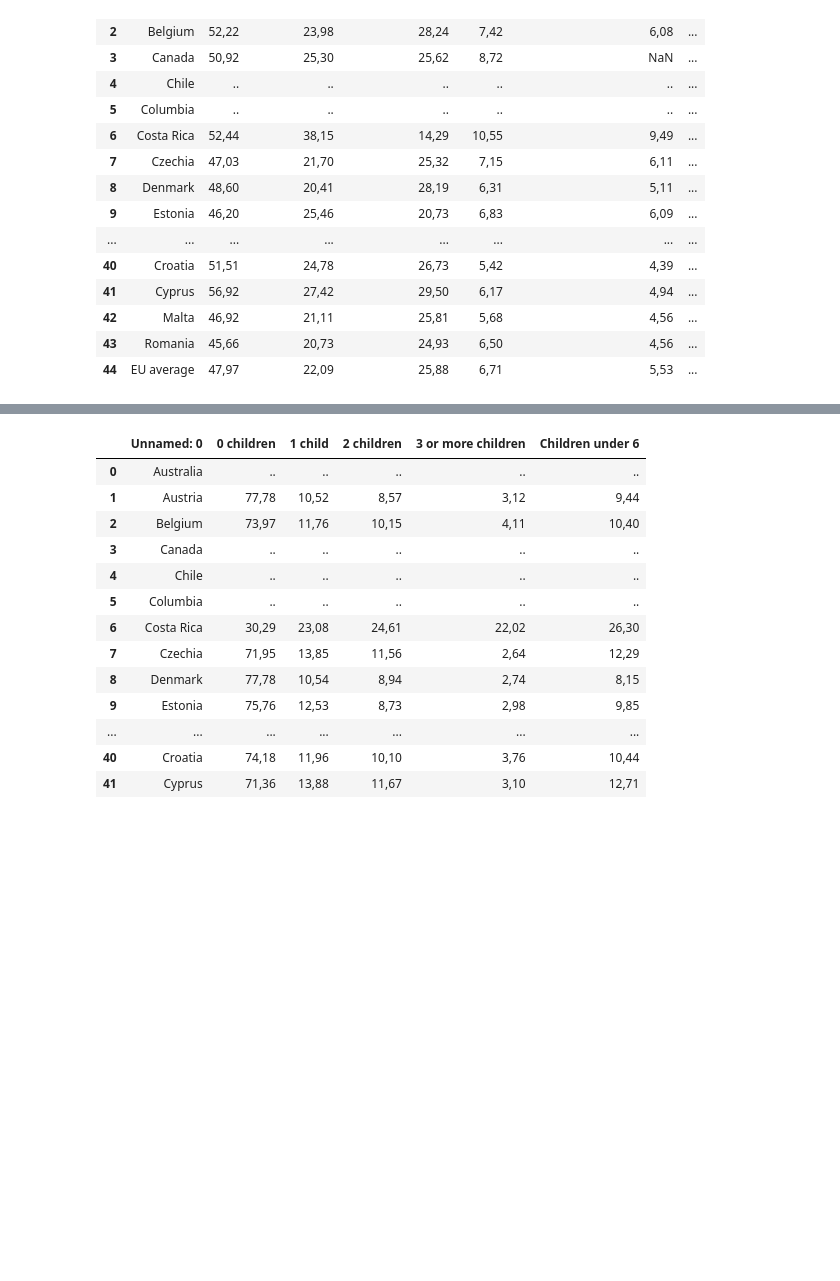
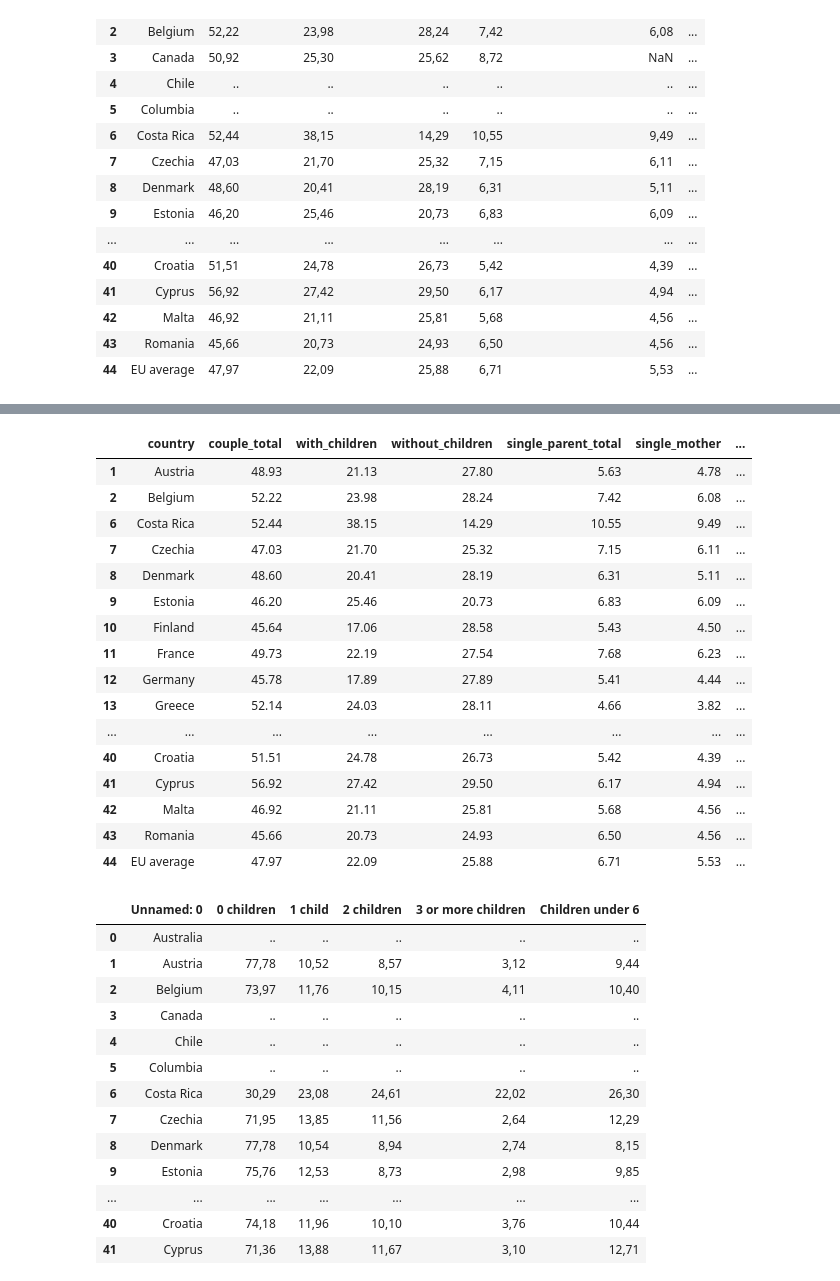
Before and after one commit to YkslB/marriage_statistics, a Jupyter notebook: scripts/Cleaning.ipynb, the cells around one changed output, grey strips where cells are left out. Saved outputs shown, nothing was run; the diff lists cells and outputs as text; code cells hidden in the pictures; blank space fills up the shorter version.

```diff
--- a/scripts/Cleaning.ipynb
+++ b/scripts/Cleaning.ipynb
@@ -1001,3 +1070,38 @@ df_16_2
 | 42 | Malta | 46,92 | 21,11 | 25,81 | 5,68 | 4,56 | ... |
 | 43 | Romania | 45,66 | 20,73 | 24,93 | 6,50 | 4,56 | ... |
 | 44 | EU average | 47,97 | 22,09 | 25,88 | 6,71 | 5,53 | ... |
+# %%
+df_16_2.rename(columns={
+    "Total": "couple_total(%)",
+    "Couple with children": "couple_with_children(%)",
+    "Couple without children": "couple_without_children(%)",
+    "Total.1": "single_parent_total(%)",
+    "Single mother households": "single_mother(%)",
+    "Single father households": "single_father(%)",
+    "Single person households": "single_person(%)",
+    "Other types of households": "other_household_types(%)"
+}, inplace=True)
+# %%
+# Normalize column names (lowercase, underscores, remove () and non-ascii)
+df_16_2.columns = (
+    df_16_2.columns.str.strip().str.lower()
+    .str.replace(' ', '_')
+    .str.replace('[()%]', '', regex=True)
+    .str.replace('[^0-9a-z_]', '', regex=True)
+)
+# %%
+# Convert all but 'country' to float (robust + compact)
+num_cols = [c for c in df_16_2.columns if c != "country"]
+
+df_16_2[num_cols] = (
+    df_16_2[num_cols].astype(str)
+    .replace({'\xa0': '', '\u202f': '', ',': '.'}, regex=True)   # spaces & decimal comma
+    .replace(r'[^\d\.\-]', '', regex=True)                       # keep digits/dot/minus
+    .replace(r'\.\.+', '.', regex=True)                          # collapse multi-dots
+    .replace(r'^\.$|^\s*$', np.nan, regex=True)                  # lone dot/empty -> NaN
+    .apply(pd.to_numeric, errors="coerce")
+)
+# %%
+df_16_2.drop_duplicates(inplace=True)
+df_16_2.dropna(inplace=True)
+df_16_2.dropna(how="all", subset=num_cols, inplace=True)
@@ -1004,3 +1137,23 @@ df_16_2
+# %%
+df_16_2
+# %% [output]
+|  | country | couple_total | with_children | without_children | single_parent_total | single_mother | ... |
+| 1 | Austria | 48.93 | 21.13 | 27.80 | 5.63 | 4.78 | ... |
+| 2 | Belgium | 52.22 | 23.98 | 28.24 | 7.42 | 6.08 | ... |
+| 6 | Costa Rica | 52.44 | 38.15 | 14.29 | 10.55 | 9.49 | ... |
+| 7 | Czechia | 47.03 | 21.70 | 25.32 | 7.15 | 6.11 | ... |
+| 8 | Denmark | 48.60 | 20.41 | 28.19 | 6.31 | 5.11 | ... |
+| 9 | Estonia | 46.20 | 25.46 | 20.73 | 6.83 | 6.09 | ... |
+| 10 | Finland | 45.64 | 17.06 | 28.58 | 5.43 | 4.50 | ... |
+| 11 | France | 49.73 | 22.19 | 27.54 | 7.68 | 6.23 | ... |
+| 12 | Germany | 45.78 | 17.89 | 27.89 | 5.41 | 4.44 | ... |
+| 13 | Greece | 52.14 | 24.03 | 28.11 | 4.66 | 3.82 | ... |
+| ... | ... | ... | ... | ... | ... | ... | ... |
+| 40 | Croatia | 51.51 | 24.78 | 26.73 | 5.42 | 4.39 | ... |
+| 41 | Cyprus | 56.92 | 27.42 | 29.50 | 6.17 | 4.94 | ... |
+| 42 | Malta | 46.92 | 21.11 | 25.81 | 5.68 | 4.56 | ... |
+| 43 | Romania | 45.66 | 20.73 | 24.93 | 6.50 | 4.56 | ... |
+| 44 | EU average | 47.97 | 22.09 | 25.88 | 6.71 | 5.53 | ... |
 # %%
 df_16_3 = pd.read_csv('../data/Raw/OECD/SF_1_1_Family_size_and_composition - Sayfa3.csv', header=1)
 df_16_3
```
Also changed, not shown: parts of 48 cells of this notebook, 1 other file.
